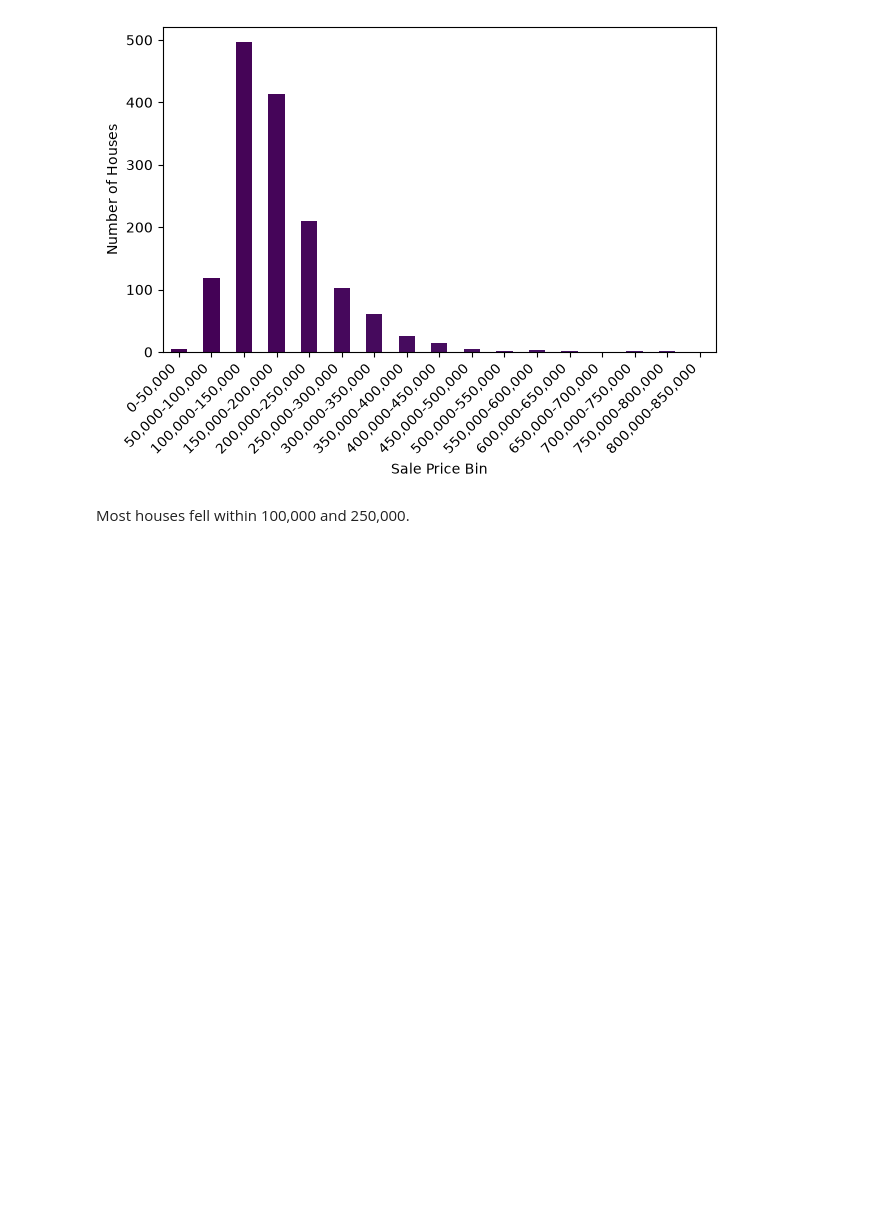
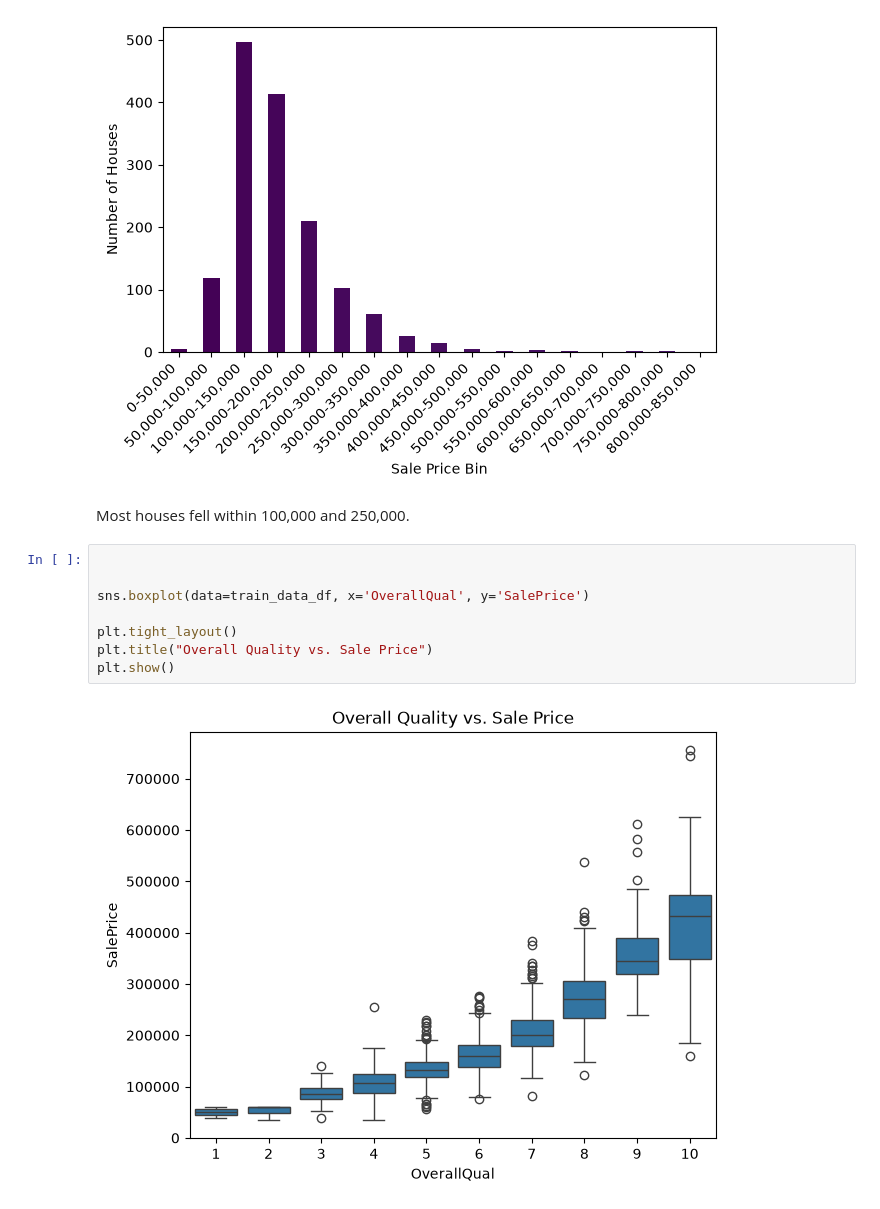
Before and after one commit to Kbeaty26/DS701-Midterm-Project, a Jupyter notebook: scripts/eda.ipynb, the cells around one changed output. Saved outputs shown, nothing was run; the diff lists cells and outputs as text; blank space fills up the shorter version.

```diff
--- a/scripts/eda.ipynb
+++ b/scripts/eda.ipynb
@@ -73,3 +134,13 @@ plt.show()
 [figure]
 # %% [markdown]
 Most houses fell within 100,000 and 250,000.
+# %%
+
+
+sns.boxplot(data=train_data_df, x='OverallQual', y='SalePrice')
+
+plt.tight_layout()
+plt.title("Overall Quality vs. Sale Price")
+plt.show()
+# %% [output]
+[figure, added]
```
Also changed, not shown: parts of 12 cells of this notebook.
